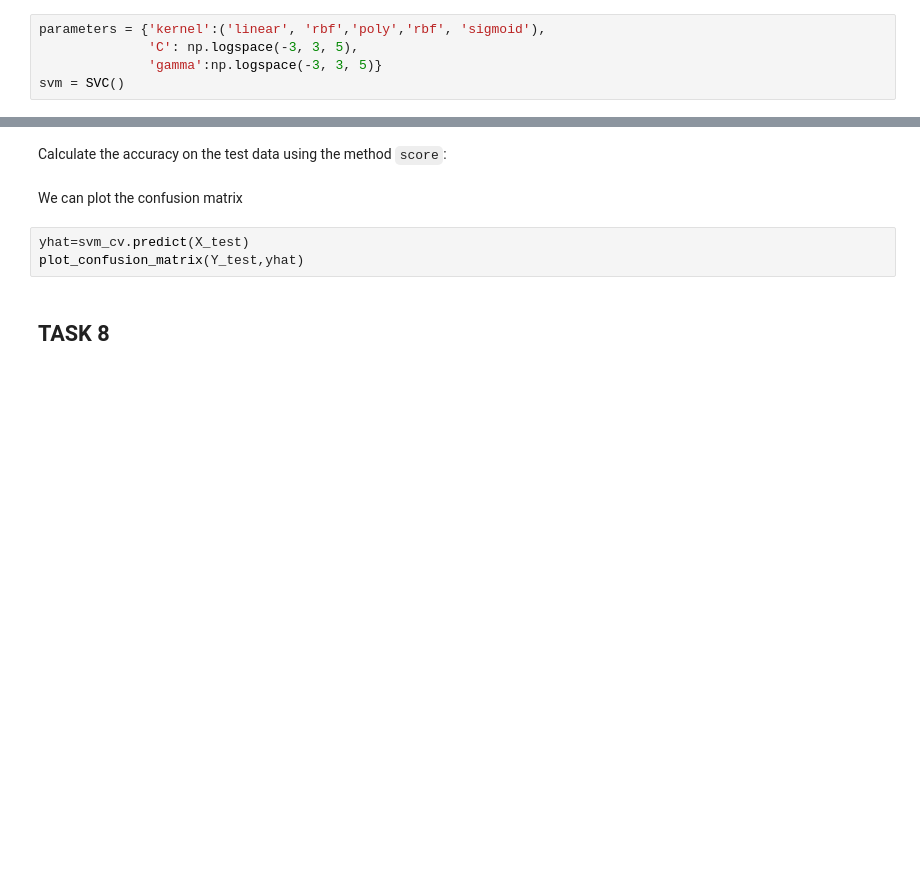
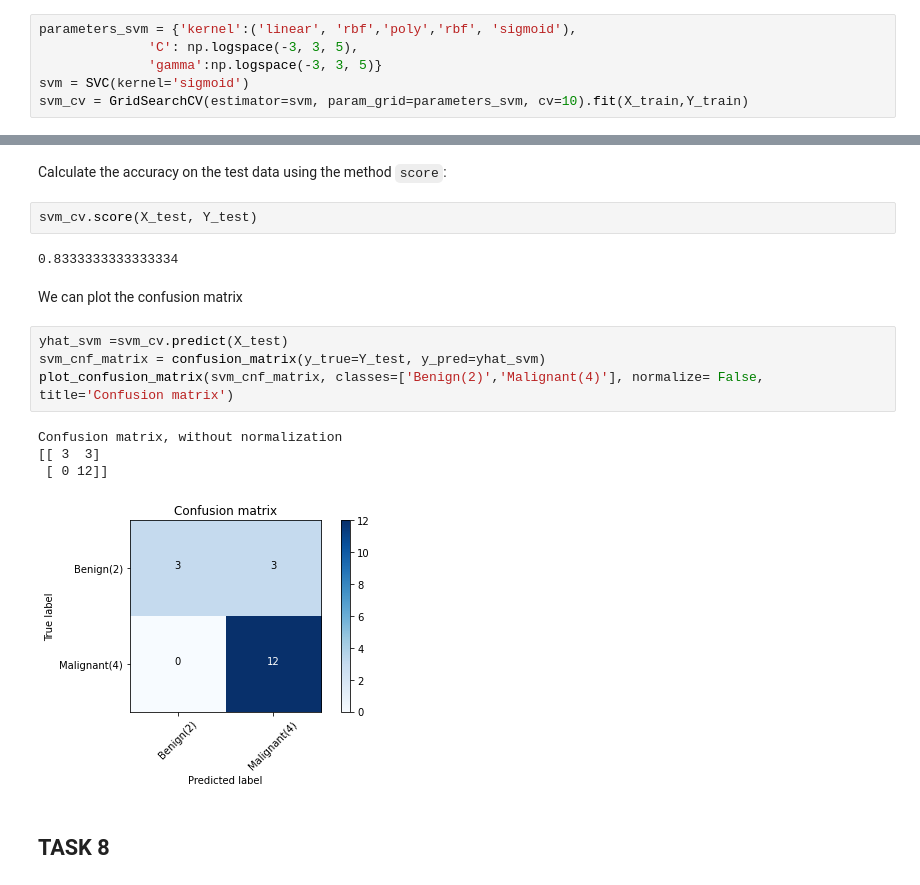
Before and after one commit to SilviuLazar/Applied-Data-Science-Capstone, a Jupyter notebook: Machine Learning Prediction lab.ipynb, the cells around one changed output, grey strips where cells are left out. Drawn from its saved outputs; the diff is of its cells as text; blank space fills up the shorter version.

```diff
--- a/Machine Learning Prediction lab.ipynb
+++ b/Machine Learning Prediction lab.ipynb
@@ -193,10 +249,11 @@ Examining the confusion matrix, we see that logistic regression can distinguish
 # %% [markdown]
 Create a support vector machine object then  create a  <code>GridSearchCV</code> object  <code>svm_cv</code> with cv - 10.  Fit the object to find the best parameters from the dictionary <code>parameters</code>.
 # %%
-parameters = {'kernel':('linear', 'rbf','poly','rbf', 'sigmoid'),
+parameters_svm = {'kernel':('linear', 'rbf','poly','rbf', 'sigmoid'),
               'C': np.logspace(-3, 3, 5),
               'gamma':np.logspace(-3, 3, 5)}
-svm = SVC()
+svm = SVC(kernel='sigmoid')
+svm_cv = GridSearchCV(estimator=svm, param_grid=parameters_svm, cv=10).fit(X_train,Y_train)
 # %%
 print("tuned hpyerparameters :(best parameters) ",svm_cv.best_params_)
 print("accuracy :",svm_cv.best_score_)
@@ -204,11 +264,21 @@ print("accuracy :",svm_cv.best_score_)
 ## TASK  7
 # %% [markdown]
 Calculate the accuracy on the test data using the method <code>score</code>:
+# %%
+svm_cv.score(X_test, Y_test)
+# %% [output]
+0.8333333333333334
 # %% [markdown]
 We can plot the confusion matrix
-# %%
-yhat=svm_cv.predict(X_test)
-plot_confusion_matrix(Y_test,yhat)
+# %%
+yhat_svm =svm_cv.predict(X_test)
+svm_cnf_matrix = confusion_matrix(y_true=Y_test, y_pred=yhat_svm)
+plot_confusion_matrix(svm_cnf_matrix, classes=['Benign(2)','Malignant(4)'], normalize= False, title='Confusion matrix')
+# %% [output]
+Confusion matrix, without normalization
+[[ 3  3]
+ [ 0 12]]
+[figure, added]
 # %% [markdown]
 ## TASK  8
 # %% [markdown]
```
Also changed, not shown: parts of 22 cells of this notebook.
